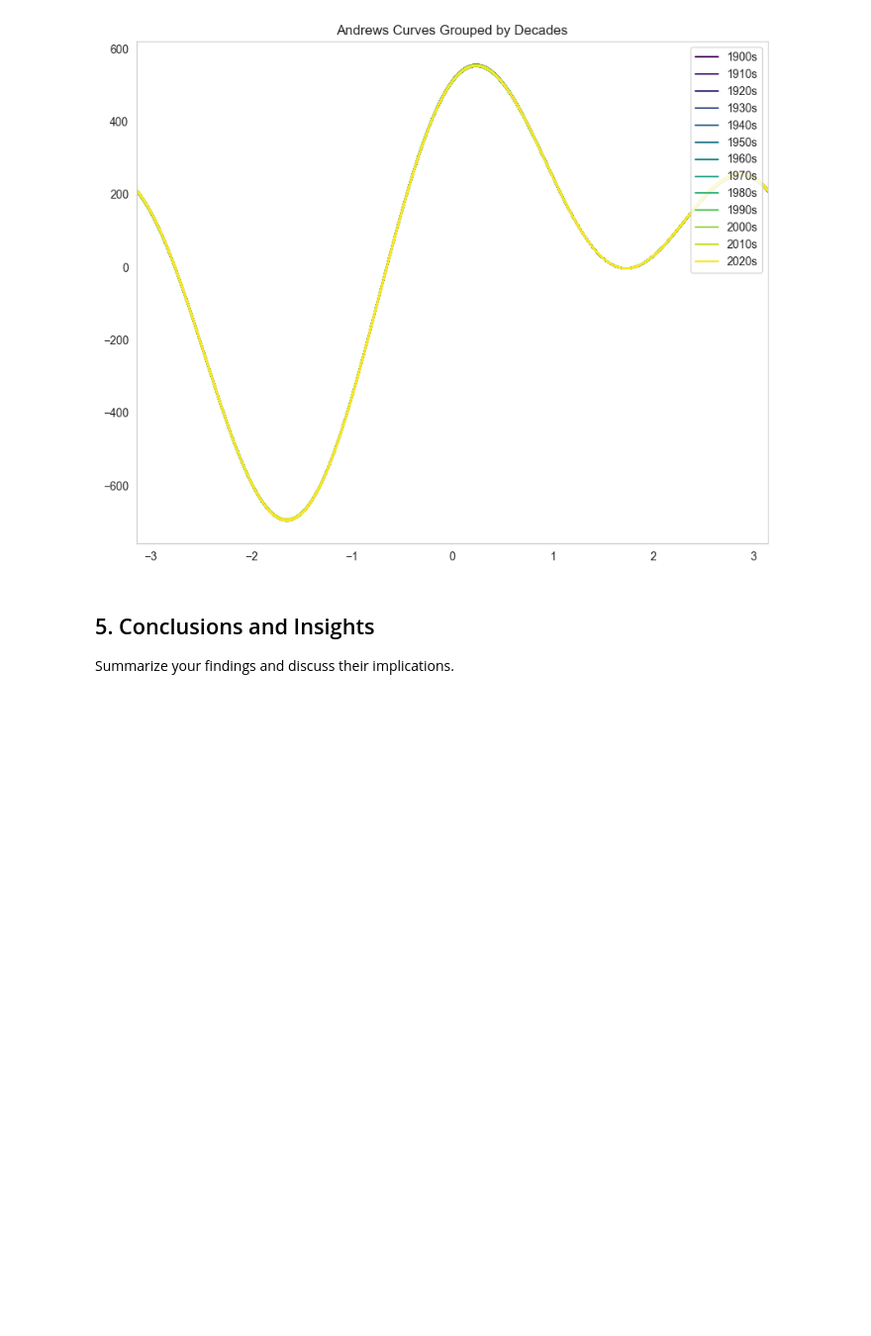
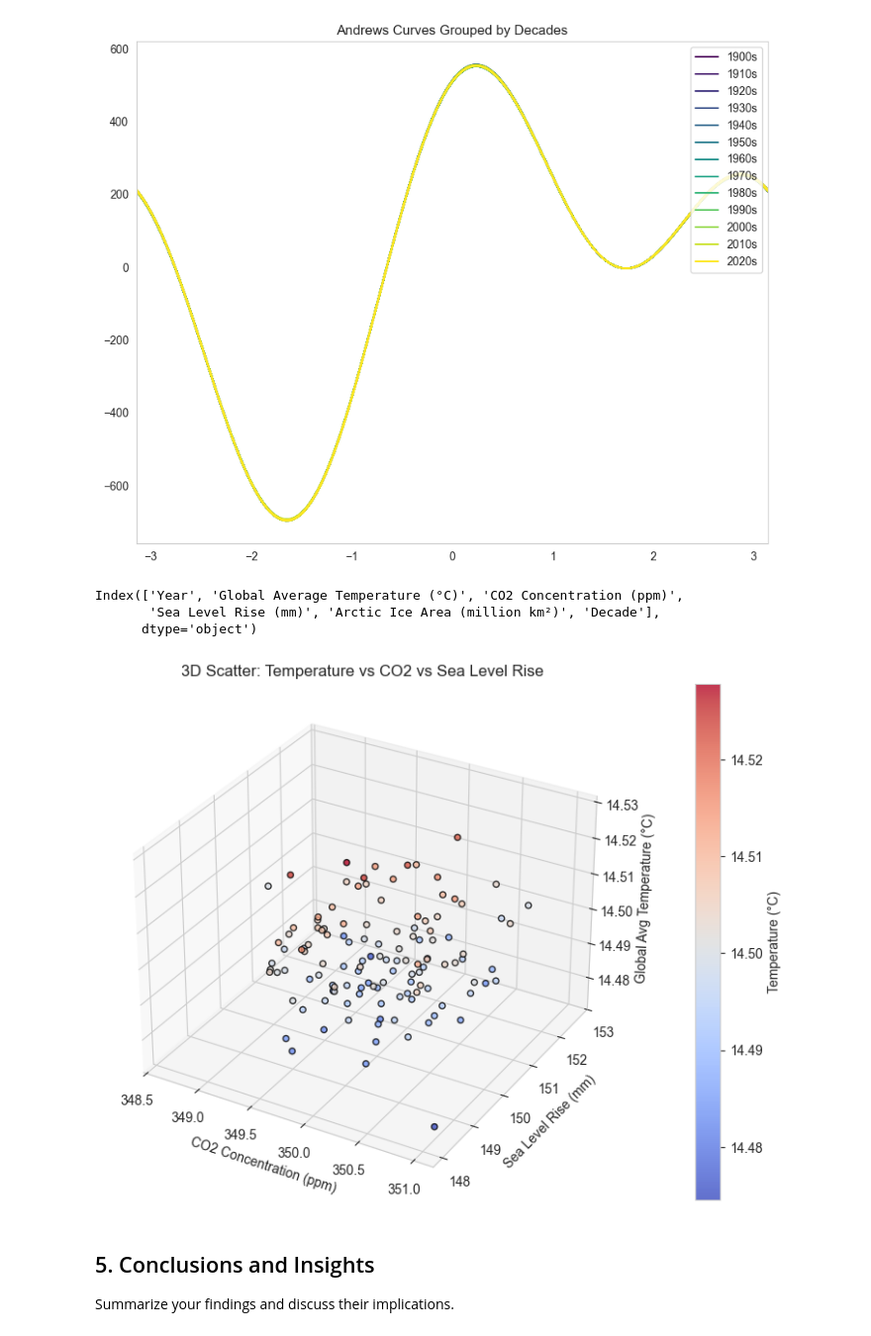
Before and after one commit to Omdena-NIC-Nepal/complete-eda-letsdoit, a Jupyter notebook: climate_eda.ipynb, the cells around one changed output. Shown at 99% size. Cells and saved outputs as stored; diff of their text form; code cells hidden in the pictures; blank space fills up the shorter version.

Commit message:
3D scatter plot finished - copied actually

```diff
--- a/climate_eda.ipynb
+++ b/climate_eda.ipynb
@@ -497,6 +497,34 @@ plt.title("Andrews Curves Grouped by Decades")
 plt.show()
 # %% [output]
 [figure]
+# %%
+# columns name
+aggregated_data.columns
+# %% [output]
+Index(['Year', 'Global Average Temperature (°C)', 'CO2 Concentration (ppm)',
+       'Sea Level Rise (mm)', 'Arctic Ice Area (million km²)', 'Decade'],
+      dtype='object')
+# %%
+# 3D Scatter Plot // copied from stack overflow
+from mpl_toolkits.mplot3d import Axes3D
+
+fig = plt.figure(figsize=(10, 7))
+ax = fig.add_subplot(111, projection='3d')
+
+sc = ax.scatter(aggregated_data["CO2 Concentration (ppm)"], aggregated_data["Sea Level Rise (mm)"], aggregated_data["Global Average Temperature (°C)"], c=aggregated_data["Global Average Temperature (°C)"], cmap="coolwarm", edgecolor="k", alpha=0.8)
+
+# Labels and title of 3d Plots
+ax.set_xlabel("CO2 Concentration (ppm)")
+ax.set_ylabel("Sea Level Rise (mm)")
+ax.set_zlabel("Global Avg Temperature (°C)")
+ax.set_title("3D Scatter: Temperature vs CO2 vs Sea Level Rise")
+
+# For referencing wising different colors
+cbar = plt.colorbar(sc, ax=ax, pad=0.1)
+cbar.set_label("Temperature (°C)")
+plt.show()
+# %% [output]
+[figure, added]
 # %% [markdown]
 ## 5. Conclusions and Insights
 
```
